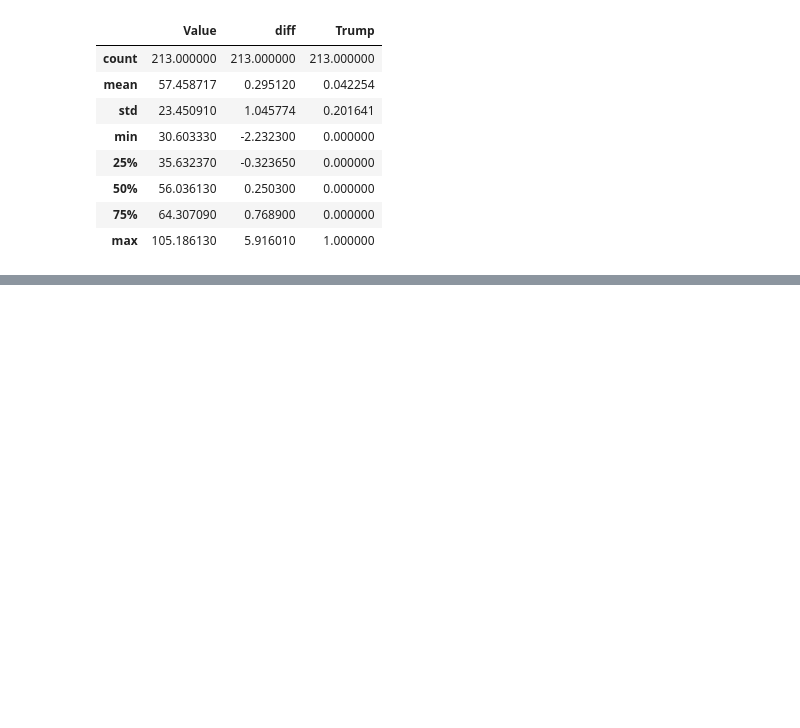
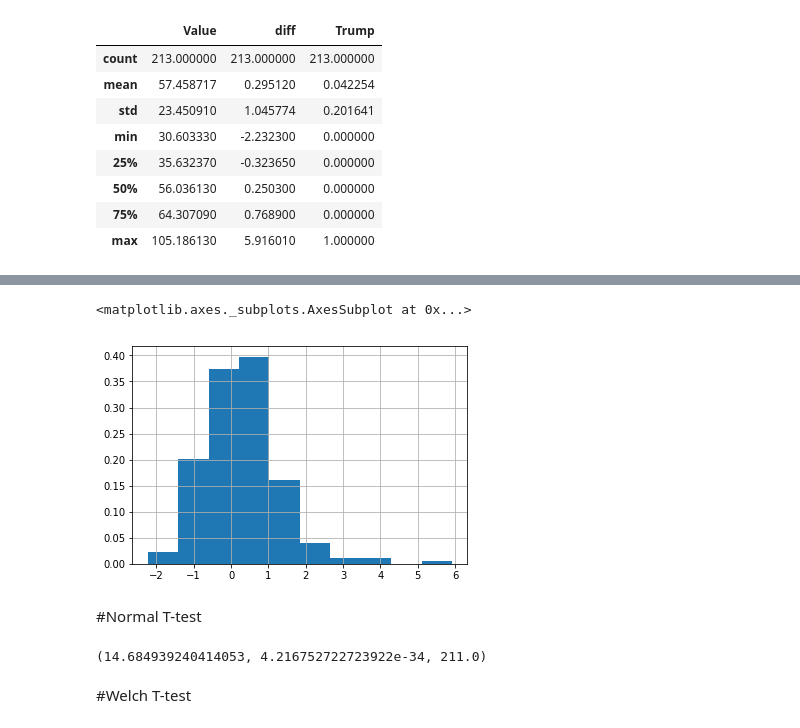
Before and after one commit to Carterbouley/mod_3_project, a Jupyter notebook: Debt Tests.ipynb, the cells around one changed output, grey strips where cells are left out. Cells and saved outputs as stored; diff of their text form; code cells hidden in the pictures; blank space fills up the shorter version.

```diff
--- a/Debt Tests.ipynb
+++ b/Debt Tests.ipynb
@@ -234 +241,6 @@ debt_p.describe()
+# %%
+debt['diff'].hist(density=True)
+# %% [output]
+<matplotlib.axes._subplots.AxesSubplot at 0x...>
+[figure, added]
 # %%
@@ -239,0 +252,8 @@ high_test = debt_p['Value'] >=56.0
+# %% [markdown]
+#Normal T-test
+# %%
+ttest_ind(high_test['diff'], low_test['diff'], alternative='two-sided', value=0)
+# %% [output]
+(14.684939240414053, 4.216752722723922e-34, 211.0)
+# %% [markdown]
+#Welch T-test
```
Also changed, not shown: parts of 32 cells of this notebook, 1 other file.
